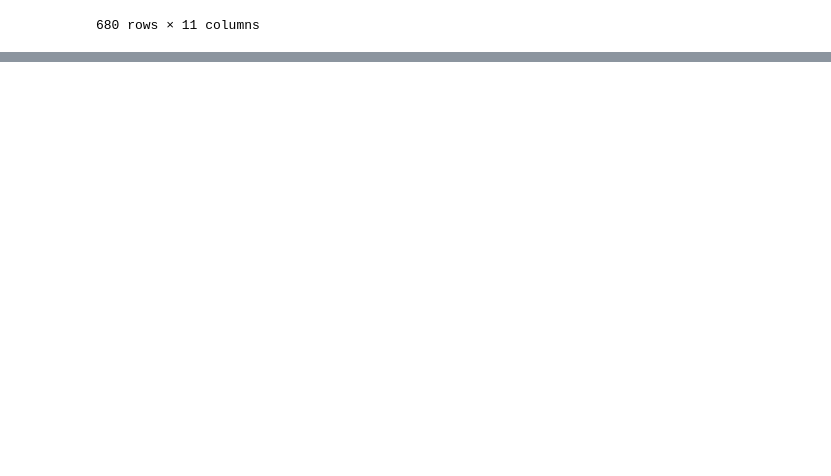
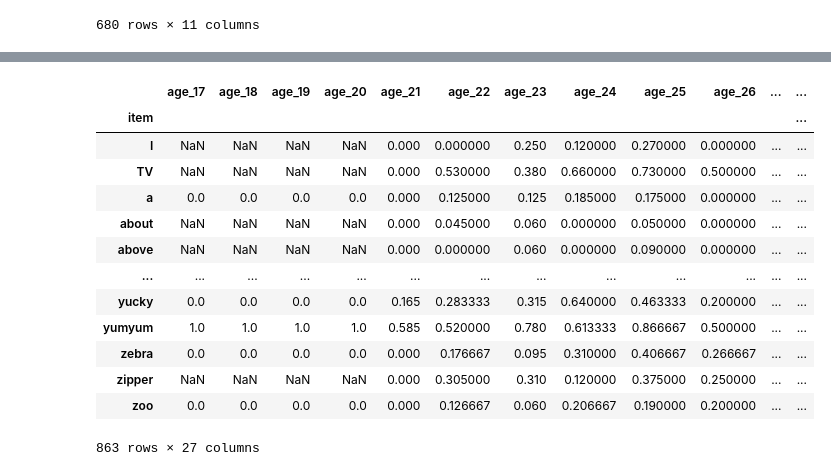
Before and after one commit to ningkko/Bilingualism_ChildASR, a Jupyter notebook: biling_data/by_word_anaysis.ipynb, the cells around one changed output, grey strips where cells are left out. Cells and saved outputs as stored; diff of their text form; code cells hidden in the pictures; blank space fills up the shorter version.

```diff
--- a/biling_data/by_word_anaysis.ipynb
+++ b/biling_data/by_word_anaysis.ipynb
@@ -151,0 +278,20 @@ french
+# %%
+## manual check and remerge
+df_mean = pd.read_csv("production_rate(4 languages).csv")
+df_mean = df_mean.groupby("item").agg(np.mean)
+df_mean
+# %% [output]
+|  | age_17 | age_18 | age_19 | age_20 | age_21 | age_22 | age_23 | age_24 | age_25 | age_26 | ... | ... |
+| item |  |  |  |  |  |  |  |  |  |  |  | ... |
+| I | NaN | NaN | NaN | NaN | 0.000 | 0.000000 | 0.250 | 0.120000 | 0.270000 | 0.000000 | ... | ... |
+| TV | NaN | NaN | NaN | NaN | 0.000 | 0.530000 | 0.380 | 0.660000 | 0.730000 | 0.500000 | ... | ... |
+| a | 0.0 | 0.0 | 0.0 | 0.0 | 0.000 | 0.125000 | 0.125 | 0.185000 | 0.175000 | 0.000000 | ... | ... |
+| about | NaN | NaN | NaN | NaN | 0.000 | 0.045000 | 0.060 | 0.000000 | 0.050000 | 0.000000 | ... | ... |
+| above | NaN | NaN | NaN | NaN | 0.000 | 0.000000 | 0.060 | 0.000000 | 0.090000 | 0.000000 | ... | ... |
+| ... | ... | ... | ... | ... | ... | ... | ... | ... | ... | ... | ... | ... |
+| yucky | 0.0 | 0.0 | 0.0 | 0.0 | 0.165 | 0.283333 | 0.315 | 0.640000 | 0.463333 | 0.200000 | ... | ... |
+| yumyum | 1.0 | 1.0 | 1.0 | 1.0 | 0.585 | 0.520000 | 0.780 | 0.613333 | 0.866667 | 0.500000 | ... | ... |
+| zebra | 0.0 | 0.0 | 0.0 | 0.0 | 0.000 | 0.176667 | 0.095 | 0.310000 | 0.406667 | 0.266667 | ... | ... |
+| zipper | NaN | NaN | NaN | NaN | 0.000 | 0.305000 | 0.310 | 0.120000 | 0.375000 | 0.250000 | ... | ... |
+| zoo | 0.0 | 0.0 | 0.0 | 0.0 | 0.000 | 0.126667 | 0.060 | 0.206667 | 0.190000 | 0.200000 | ... | ... |
+863 rows × 27 columns
```
Also changed, not shown: parts of 17 cells of this notebook, 4 other files.
